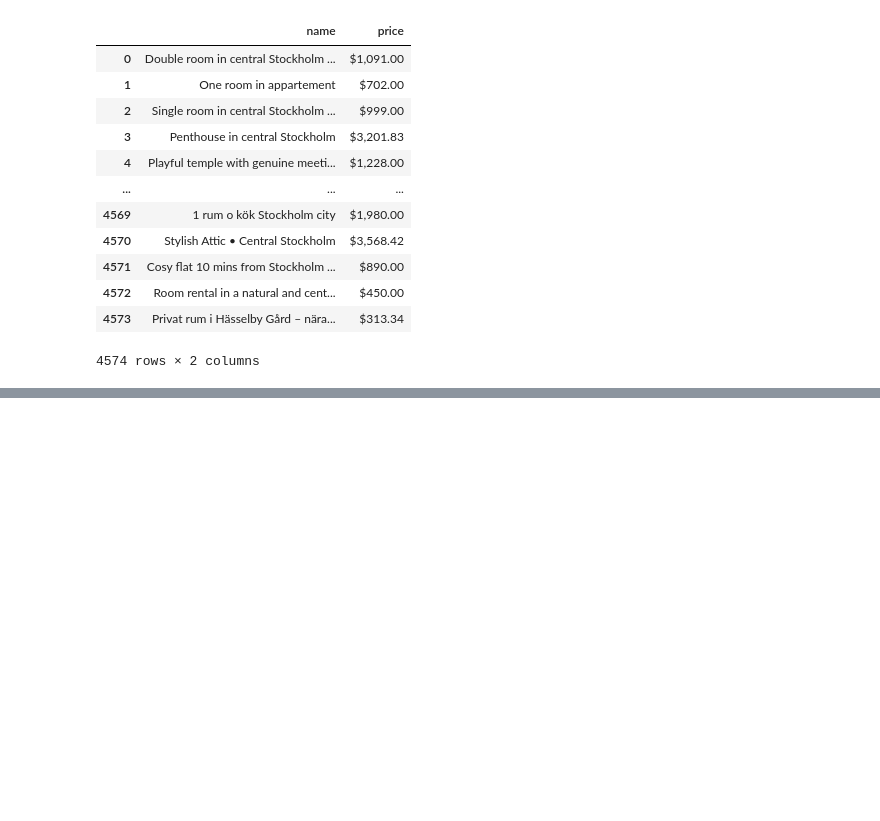
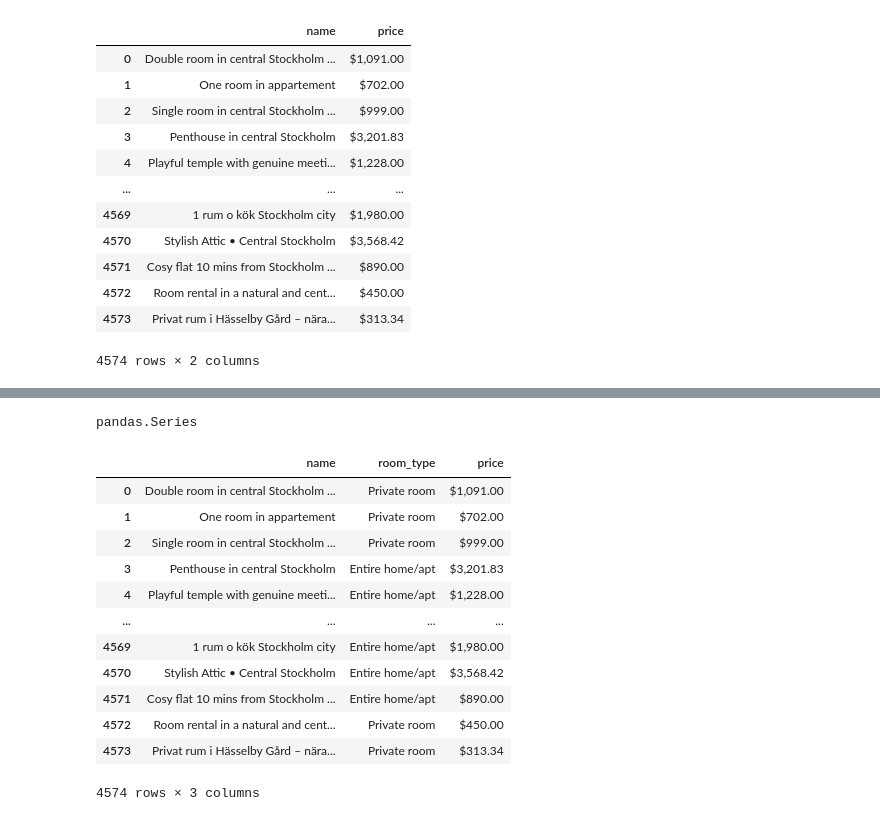
Before and after one commit to sven-0414/py-ai-lab, a Jupyter notebook: data_analysis/lab1.ipynb, the cells around one changed output, grey strips where cells are left out. Cells and saved outputs as stored; diff of their text form; code cells hidden in the pictures; blank space fills up the shorter version.

```diff
--- a/data_analysis/lab1.ipynb
+++ b/data_analysis/lab1.ipynb
@@ -104,0 +149,20 @@ listings[['name', 'price']]
+# %%
+type(listings['room_type'])
+# %% [output]
+pandas.Series
+# %%
+listings[['name', 'room_type', 'price']]
+# %% [output]
+|  | name | room_type | price |
+| 0 | Double room in central Stockholm ... | Private room | $1,091.00 |
+| 1 | One room in appartement | Private room | $702.00 |
+| 2 | Single room in central Stockholm ... | Private room | $999.00 |
+| 3 | Penthouse in central Stockholm | Entire home/apt | $3,201.83 |
+| 4 | Playful temple with genuine meeti... | Entire home/apt | $1,228.00 |
+| ... | ... | ... | ... |
+| 4569 | 1 rum o kök Stockholm city | Entire home/apt | $1,980.00 |
+| 4570 | Stylish Attic • Central Stockholm | Entire home/apt | $3,568.42 |
+| 4571 | Cosy flat 10 mins from Stockholm ... | Entire home/apt | $890.00 |
+| 4572 | Room rental in a natural and cent... | Private room | $450.00 |
+| 4573 | Privat rum i Hässelby Gård – nära... | Private room | $313.34 |
+4574 rows × 3 columns
```
Also changed, not shown: parts of 6 cells of this notebook.
